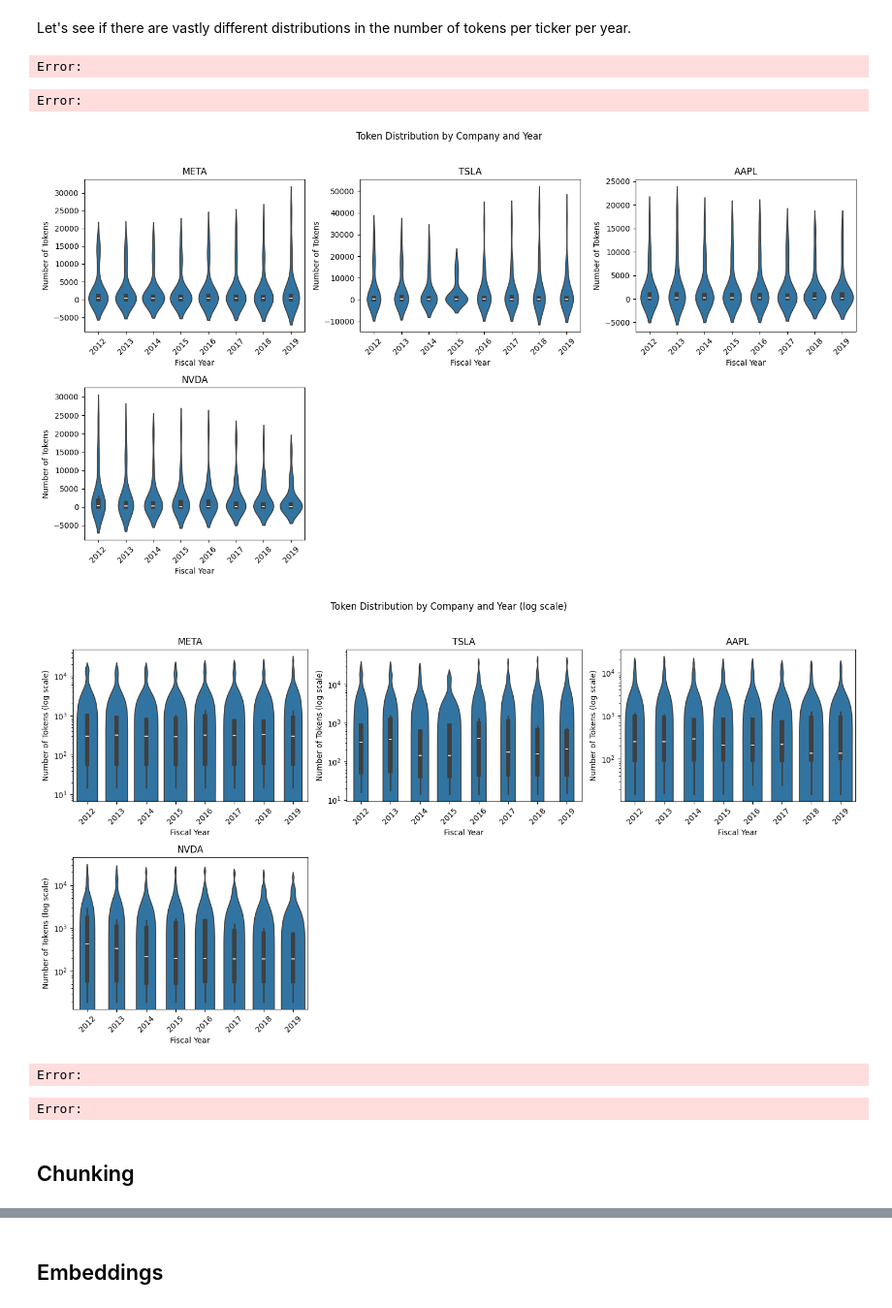
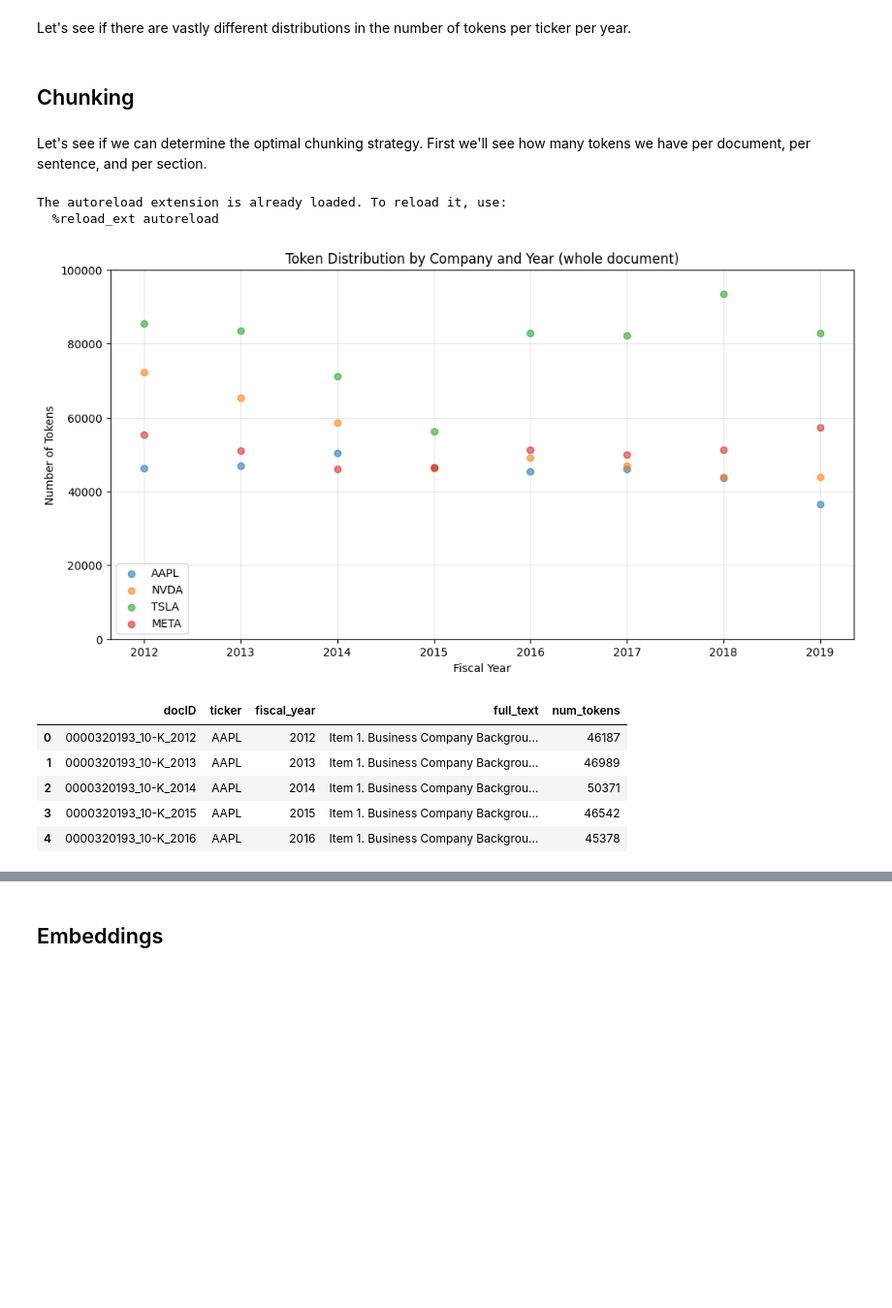
Before and after one commit to jon-robbins/sec-rag-pipeline, a Jupyter notebook: notebooks/EDA.ipynb, the cells around one changed output, grey strips where cells are left out. Shown: that part at 97% size. Cells and saved outputs as stored; diff of their text form; code cells hidden in the pictures; blank space fills up the shorter version.

```diff
--- a/notebooks/EDA.ipynb
+++ b/notebooks/EDA.ipynb
@@ -429,2 +145,2 @@ We have full coverage from 2012-2019. We'll limit the df to only cover these yea
 # %%
-df_filings = df_filings[df_filings['fiscal_year'].between(2012, 2019)]
+df = df[df['fiscal_year'].between(2012, 2019)]
@@ -447,21 +147,2 @@ Now let's compare the length of documents for each year.
 # %% [markdown]
 Let's see if there are vastly different distributions in the number of tokens per ticker per year.
-# %%
-from src.filing_exploder import FilingExploder
-df_filings_exploded = FilingExploder().explode(df=df_filings)
-pprint(df_filings['text'][0])
-# %% [output]
-Error:
-Error:
-# %%
-from eda.viz import count_tokens, plot_token_distribution
-
-df_filings_exploded['num_tokens'] = pd.to_numeric(df_filings_exploded['text'].apply(count_tokens), errors='coerce')
-
-plot_token_distribution(df_filings_exploded)
-plot_token_distribution(df_filings_exploded, log_scale=True)
-# %% [output]
-[figure, removed]
-[figure, removed]
-Error:
-Error:
@@ -470,2 +149,48 @@ df_filings.head(20)
 # %% [markdown]
 ## Chunking
+# %% [markdown]
+Let's see if we can determine the optimal chunking strategy. First we'll see how many tokens we have per document, per sentence, and per section.
+# %%
+import matplotlib.pyplot as plt
+from eda.viz import count_tokens
+%load_ext autoreload
+%autoreload 2
+
+# Group by docID to get full document text
+df_docs = (df.sort_values(['docID', 'sentence_num'])
+          .groupby(['docID', 'ticker', 'fiscal_year'])
+          .agg({'sentence': ' '.join})
+          .reset_index()
+          .rename(columns={'sentence': 'full_text'}))
+
+# Count tokens in full text
+df_docs['num_tokens'] = df_docs['full_text'].apply(count_tokens)
+
+# Create scatter plot
+plt.figure(figsize=(12, 6))
+for ticker in df_docs['ticker'].unique():
+    ticker_data = df_docs[df_docs['ticker'] == ticker]
+    plt.scatter(ticker_data['fiscal_year'],
+                ticker_data['num_tokens'],
+                label=ticker,
+                alpha=0.6)
+
+plt.title('Token Distribution by Company and Year (whole document)')
+plt.xlabel('Fiscal Year')
+plt.ylabel('Number of Tokens')
+plt.legend()
+plt.grid(True, alpha=0.3)
+plt.ylim(0, 100_000)
+plt.show()
+
+df_docs.head()
+# %% [output]
+The autoreload extension is already loaded. To reload it, use:
+  %reload_ext autoreload
+[figure, added]
+|  | docID | ticker | fiscal_year | full_text | num_tokens |
+| 0 | 0000320193_10-K_2012 | AAPL | 2012 | Item 1. Business Company Backgrou... | 46187 |
+| 1 | 0000320193_10-K_2013 | AAPL | 2013 | Item 1. Business Company Backgrou... | 46989 |
+| 2 | 0000320193_10-K_2014 | AAPL | 2014 | Item 1. Business Company Backgrou... | 50371 |
+| 3 | 0000320193_10-K_2015 | AAPL | 2015 | Item 1. Business Company Backgrou... | 46542 |
+| 4 | 0000320193_10-K_2016 | AAPL | 2016 | Item 1. Business Company Backgrou... | 45378 |
```
Also changed, not shown: parts of 32 cells of this notebook, 43 other files.
